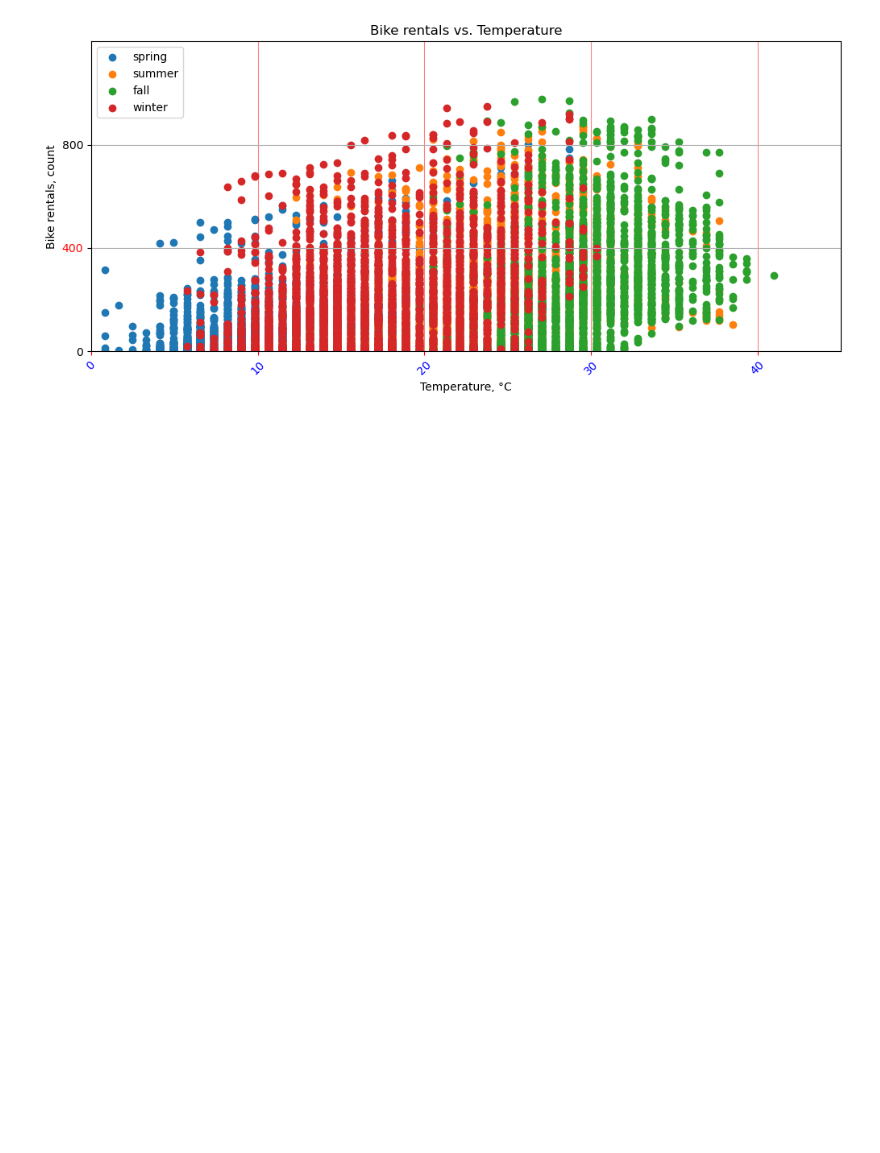
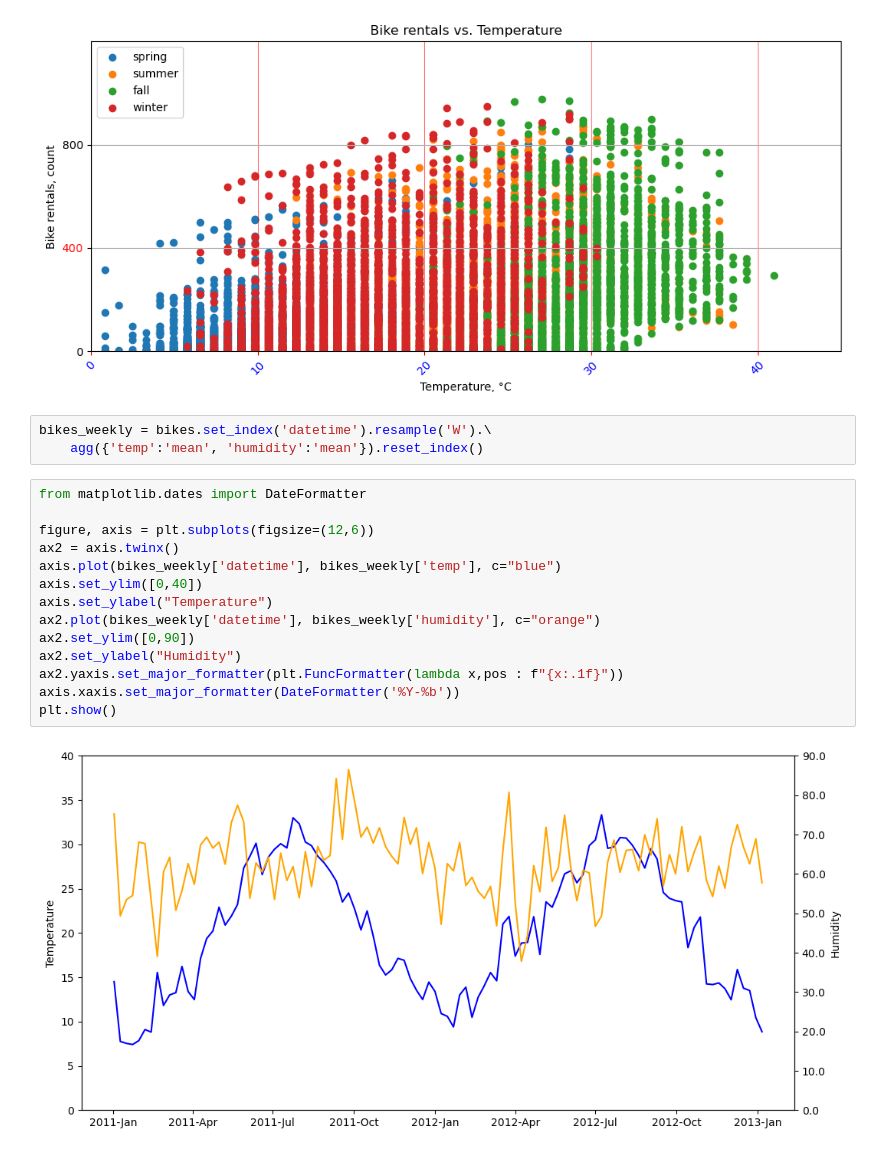
Before and after one commit to Takosaga/fall_23, a Jupyter notebook: programming_for_data_analytics/data_visualization.ipynb, the cells around one changed output. Saved outputs shown, nothing was run; the diff lists cells and outputs as text; blank space fills up the shorter version.

Commit message:
feat: data visualization notes done

```diff
--- a/programming_for_data_analytics/data_visualization.ipynb
+++ b/programming_for_data_analytics/data_visualization.ipynb
@@ -138,3 +139,22 @@ def make_plot():
 make_plot()
 # %% [output]
 [figure]
+# %%
+bikes_weekly = bikes.set_index('datetime').resample('W').\
+    agg({'temp':'mean', 'humidity':'mean'}).reset_index()
+# %%
+from matplotlib.dates import DateFormatter
+
+figure, axis = plt.subplots(figsize=(12,6))
+ax2 = axis.twinx()
+axis.plot(bikes_weekly['datetime'], bikes_weekly['temp'], c="blue")
+axis.set_ylim([0,40])
+axis.set_ylabel("Temperature")
+ax2.plot(bikes_weekly['datetime'], bikes_weekly['humidity'], c="orange")
+ax2.set_ylim([0,90])
+ax2.set_ylabel("Humidity")
+ax2.yaxis.set_major_formatter(plt.FuncFormatter(lambda x,pos : f"{x:.1f}"))
+axis.xaxis.set_major_formatter(DateFormatter('%Y-%b'))
+plt.show()
+# %% [output]
+[figure, added]
```
Also changed, not shown: parts of 12 cells of this notebook.
